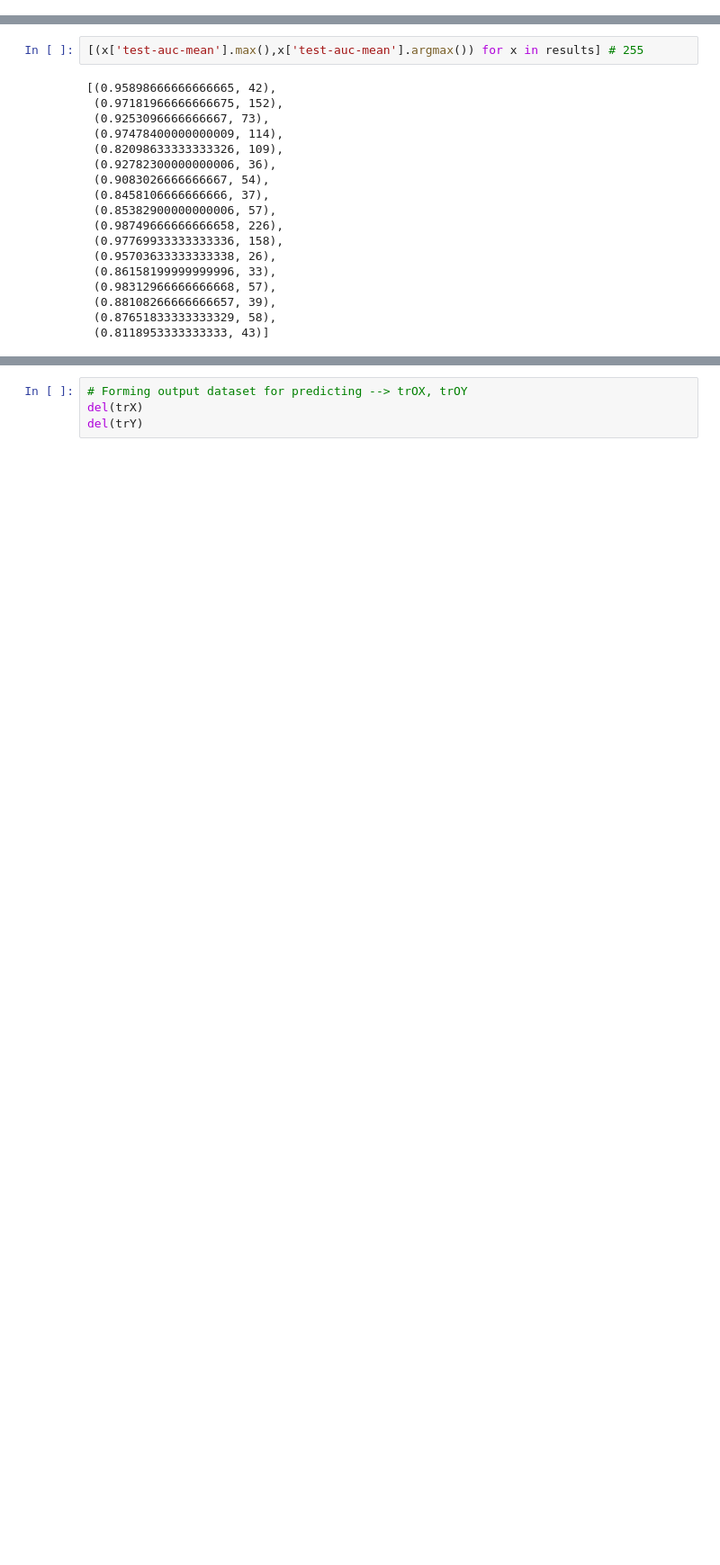
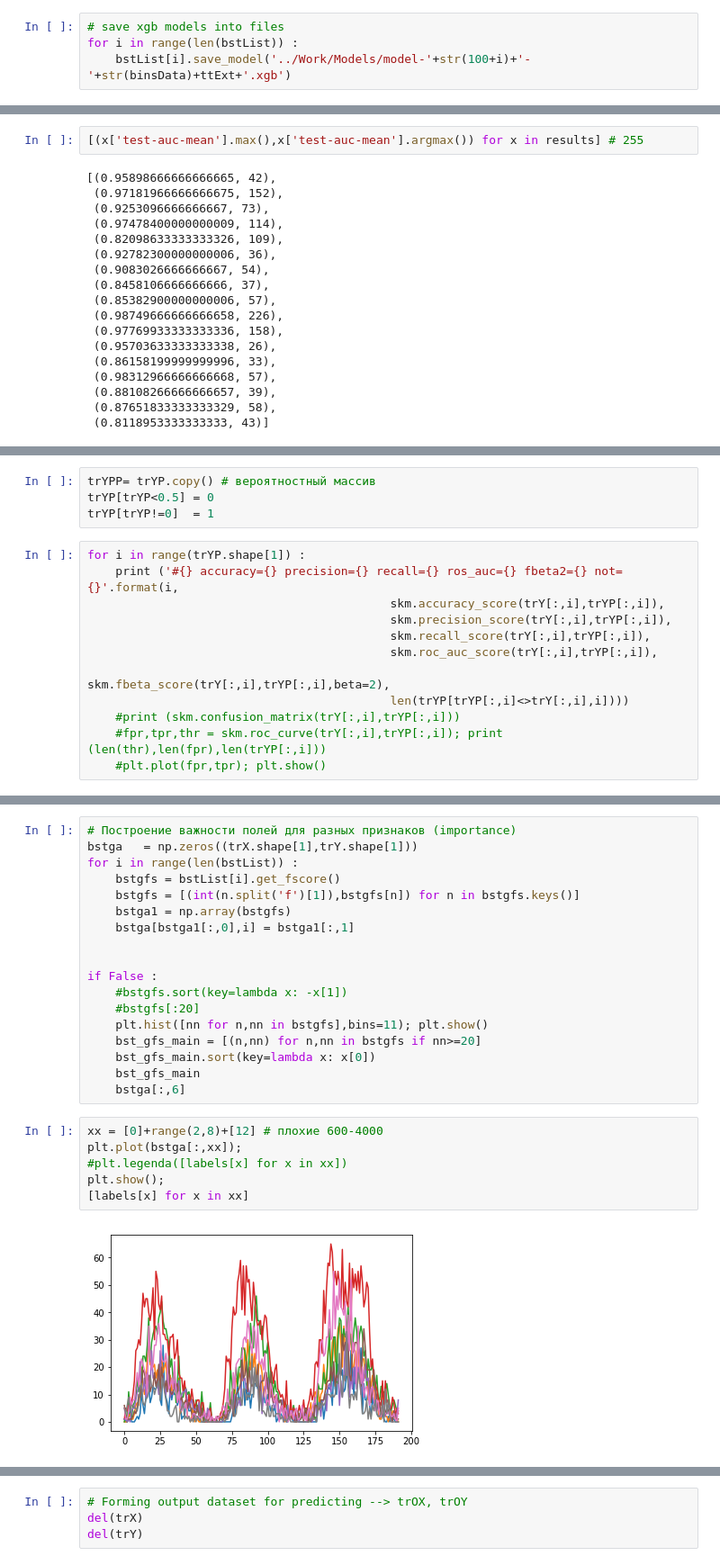
Before and after one commit to SorokinV/Kaggle-2017-04-Brazil-Amazon, a Jupyter notebook: Jupyter/a-basin-2D-V3-XGB.ipynb, the cells around one changed output, grey strips where cells are left out. Shown at 90% size. Drawn from its saved outputs; the diff is of its cells as text; blank space fills up the shorter version.

```diff
--- a/Jupyter/a-basin-2D-V3-XGB.ipynb
+++ b/Jupyter/a-basin-2D-V3-XGB.ipynb
@@ -250,0 +243,4 @@ Working: 0
+# %%
+# save xgb models into files
+for i in range(len(bstList)) :
+    bstList[i].save_model('../Work/Models/model-'+str(100+i)+'-'+str(binsData)+ttExt+'.xgb')
@@ -314,0 +352,16 @@ Working: 0
+# %%
+trYPP= trYP.copy() # вероятностный массив
+trYP[trYP<0.5] = 0
+trYP[trYP!=0]  = 1
+# %%
+for i in range(trYP.shape[1]) :
+    print ('#{} accuracy={} precision={} recall={} ros_auc={} fbeta2={} not={}'.format(i,
+                                           skm.accuracy_score(trY[:,i],trYP[:,i]),
+                                           skm.precision_score(trY[:,i],trYP[:,i]),
+                                           skm.recall_score(trY[:,i],trYP[:,i]),
+                                           skm.roc_auc_score(trY[:,i],trYP[:,i]),
+                                           skm.fbeta_score(trY[:,i],trYP[:,i],beta=2),
+                                           len(trYP[trYP[:,i]<>trY[:,i],i])))
+    #print (skm.confusion_matrix(trY[:,i],trYP[:,i]))
+    #fpr,tpr,thr = skm.roc_curve(trY[:,i],trYP[:,i]); print (len(thr),len(fpr),len(trYP[:,i]))
+    #plt.plot(fpr,tpr); plt.show()
@@ -314,0 +397,26 @@ Working: 0
+# %%
+# Построение важности полей для разных признаков (importance)
+bstga   = np.zeros((trX.shape[1],trY.shape[1]))
+for i in range(len(bstList)) :
+    bstgfs = bstList[i].get_fscore()
+    bstgfs = [(int(n.split('f')[1]),bstgfs[n]) for n in bstgfs.keys()]
+    bstga1 = np.array(bstgfs)
+    bstga[bstga1[:,0],i] = bstga1[:,1]
+
+
+if False :
+    #bstgfs.sort(key=lambda x: -x[1])
+    #bstgfs[:20]
+    plt.hist([nn for n,nn in bstgfs],bins=11); plt.show()
+    bst_gfs_main = [(n,nn) for n,nn in bstgfs if nn>=20]
+    bst_gfs_main.sort(key=lambda x: x[0])
+    bst_gfs_main
+    bstga[:,6]
+# %%
+xx = [0]+range(2,8)+[12] # плохие 600-4000
+plt.plot(bstga[:,xx]);
+#plt.legenda([labels[x] for x in xx])
+plt.show();
+[labels[x] for x in xx]
+# %% [output]
+[figure, added]
```
Also changed, not shown: parts of 29 cells of this notebook, 1 other file.
